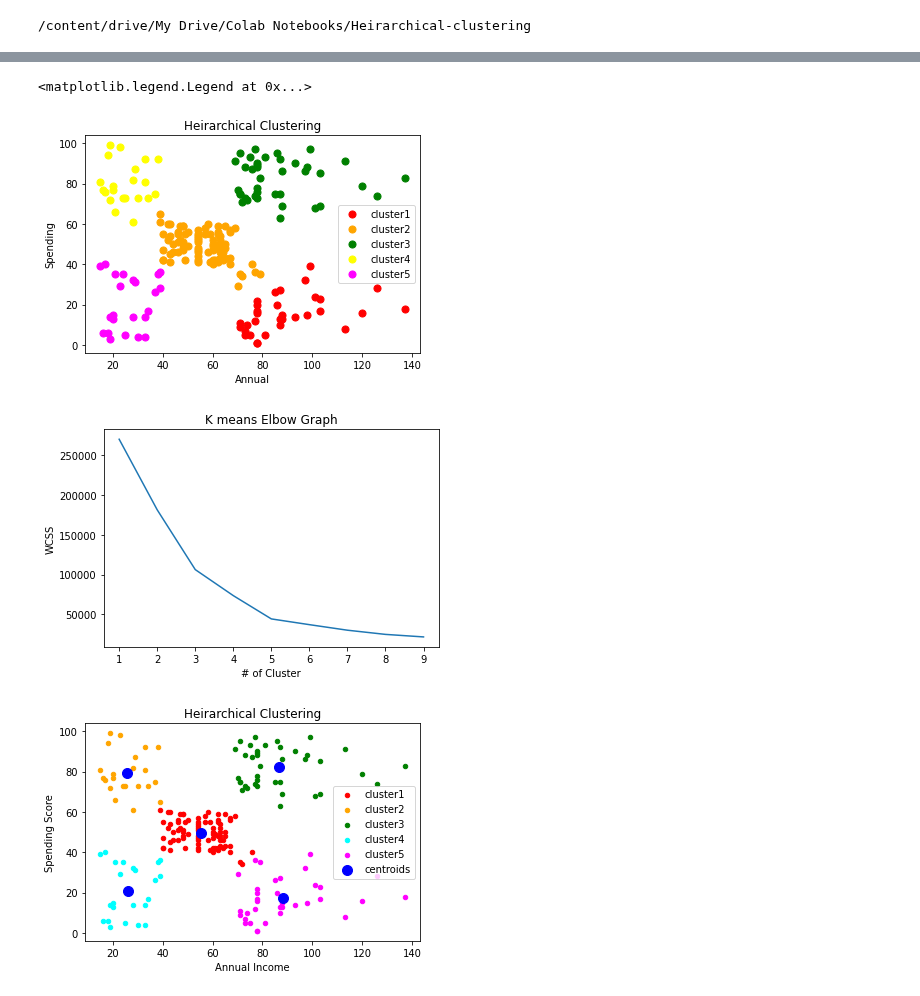
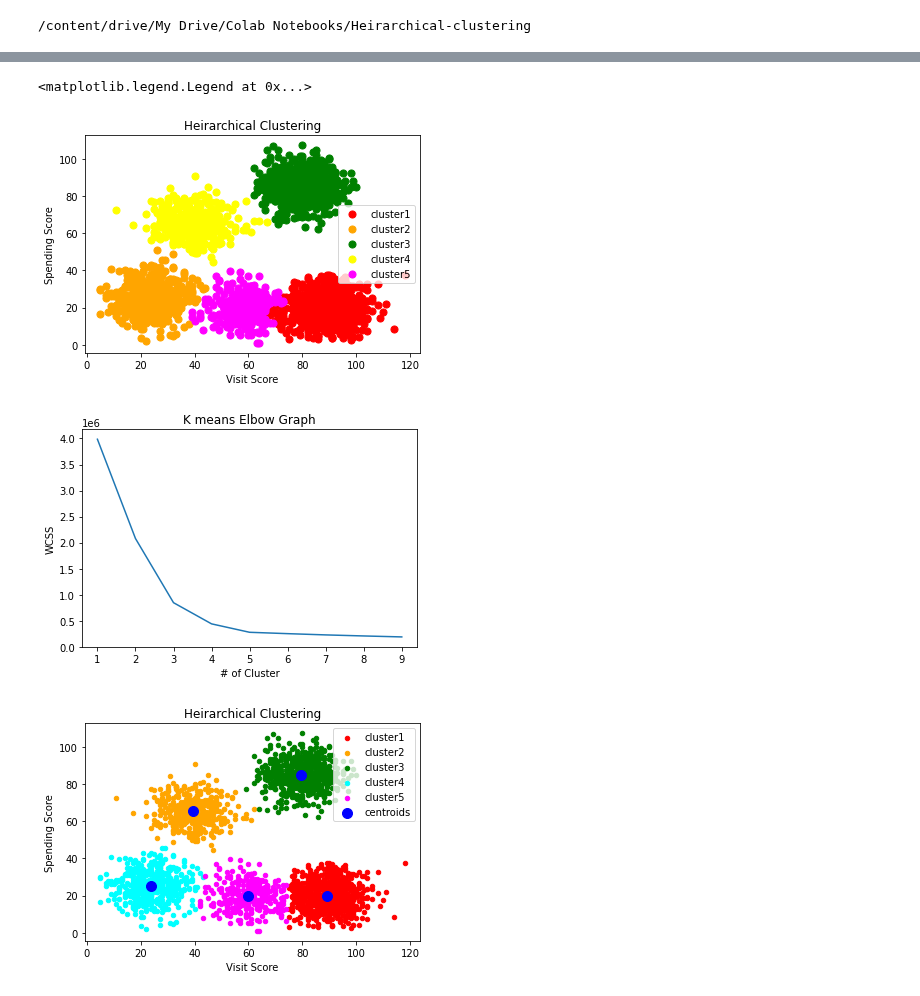
Before and after one commit to hbhalodia/Machine_learning_Algorithms, a Jupyter notebook: IndividualDataset_HeirarchicalClustering/HeirarchichalClusteringIndividualDataset.ipynb, the cells around one changed output, grey strips where cells are left out. Cells and saved outputs as stored; diff of their text form; code cells hidden in the pictures.

```diff
--- a/IndividualDataset_HeirarchicalClustering/HeirarchichalClusteringIndividualDataset.ipynb
+++ b/IndividualDataset_HeirarchicalClustering/HeirarchichalClusteringIndividualDataset.ipynb
@@ -13,7 +13,7 @@ cd /content/drive/"My Drive/Colab Notebooks/Heirarchical-clustering"
 # %% [output]
 /content/drive/My Drive/Colab Notebooks/Heirarchical-clustering
 # %%
-dataset = pd.read_csv("Mall_Customers.csv")
+dataset = pd.read_csv("Instagram visits clustering.csv")
 # %%
 dataset
 # %% [output]
@@ -33,5 +33,5 @@ dataset
 # %%
-X = dataset.iloc[:,3:5].values
+X = dataset.iloc[:,1:3].values
 # %%
 X
 # %% [output]
@@ -85,17 +65,17 @@ array([4, 3, 4, 3, 4, 3, 4, 3, 4, 3, 4, 3, 4, 3, 4, 3, 4, 3, 4, 3, 4, 3,
 # %%
 #visualize the Cluster
 plt.scatter(X[y_hc==0,0],X[y_hc==0,1],s=50,c='red',label='cluster1')
 plt.scatter(X[y_hc==1,0],X[y_hc==1,1],s=50,c='orange',label='cluster2')
 plt.scatter(X[y_hc==2,0],X[y_hc==2,1],s=50,c='green',label='cluster3')
 plt.scatter(X[y_hc==3,0],X[y_hc==3,1],s=50,c='yellow',label='cluster4')
 plt.scatter(X[y_hc==4,0],X[y_hc==4,1],s=50,c='magenta',label='cluster5')
 plt.title('Heirarchical Clustering')
-plt.xlabel('Annual')
-plt.ylabel('Spending')
+plt.xlabel('Visit Score')
+plt.ylabel('Spending Score')
 plt.legend()
 # %% [output]
 <matplotlib.legend.Legend at 0x...>
-[figure, old version]
+[figure, new version]
 # %%
 #Verifying with the K Means
 # %%
@@ -112,7 +92,7 @@ plt.xlabel('# of Cluster')
 plt.ylabel('WCSS')
 plt.show()
 # %% [output]
-[figure, old version]
+[figure, new version]
 # %%
 kmeans = KMeans(n_clusters=5,init='k-means++',random_state=0)
 y_kmeans = kmeans.fit_predict(X)
@@ -127,9 +107,9 @@ plt.scatter(X[y_kmeans==4,0],X[y_kmeans==4,1],s=20,c='magenta',label='cluster5')
 plt.scatter(kmeans.cluster_centers_[:,0],kmeans.cluster_centers_[:,1],s=100,c='blue',label='centroids')
 
 plt.title('Heirarchical Clustering')
-plt.xlabel('Annual Income')
+plt.xlabel('Visit Score')
 plt.ylabel('Spending Score')
 plt.legend()
 plt.show()
 # %% [output]
-[figure, old version]
+[figure, new version]
```
Also changed, not shown: parts of 7 cells of this notebook, 7 other files.
